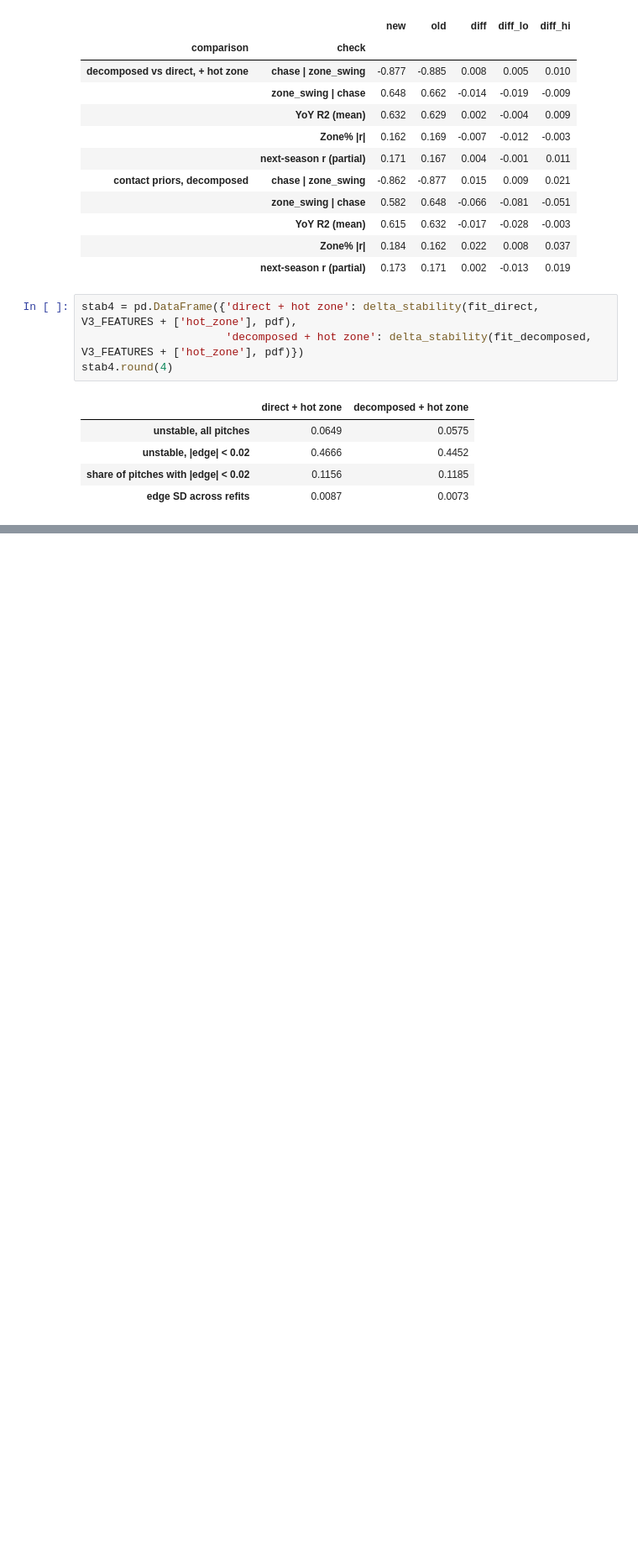
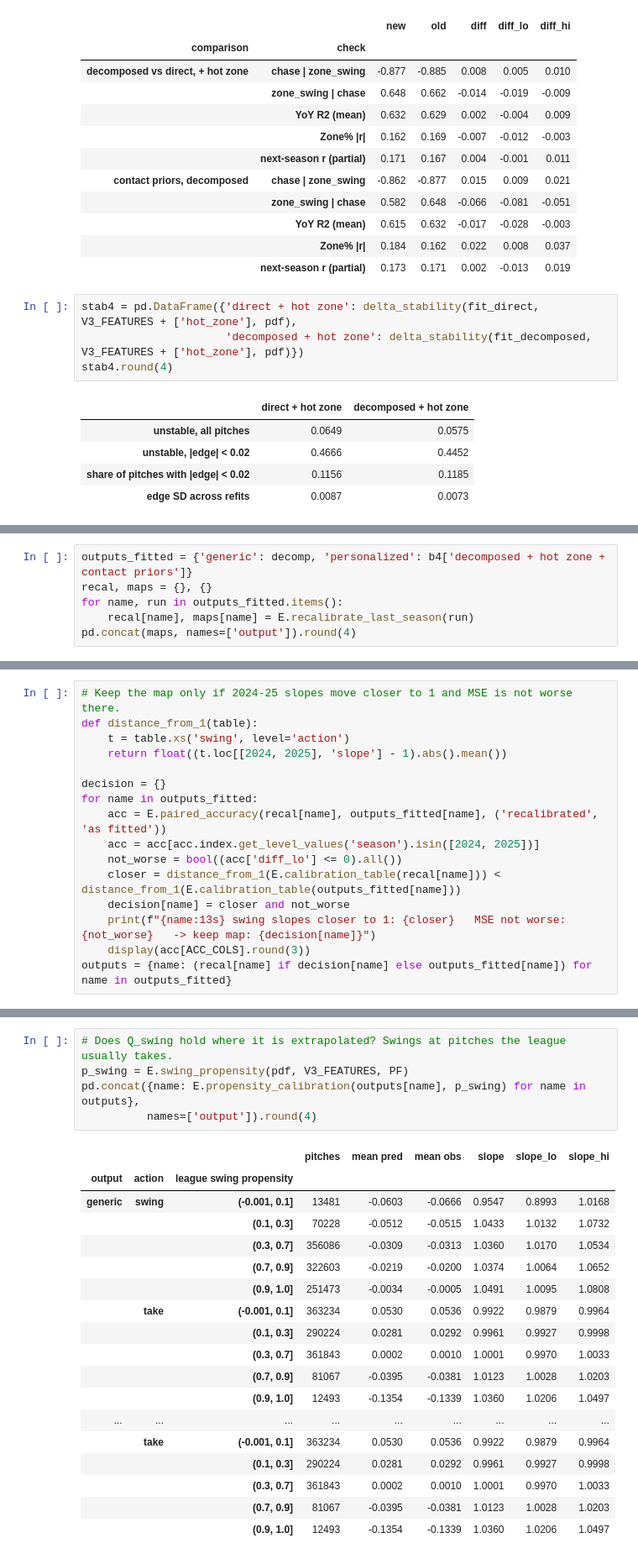
Before and after one commit to Jack1021ohoh/batter_decision_value, a Jupyter notebook: notebooks/v4_decomposition.ipynb, the cells around one changed output, grey strips where cells are left out. Shown at 84% size. Cells and saved outputs as stored; diff of their text form; blank space fills up the shorter version.

```diff
--- a/notebooks/v4_decomposition.ipynb
+++ b/notebooks/v4_decomposition.ipynb
@@ -429,0 +400,6 @@ bench[SHOW]
+# %%
+outputs_fitted = {'generic': decomp, 'personalized': b4['decomposed + hot zone + contact priors']}
+recal, maps = {}, {}
+for name, run in outputs_fitted.items():
+    recal[name], maps[name] = E.recalibrate_last_season(run)
+pd.concat(maps, names=['output']).round(4)
@@ -429,0 +442,16 @@ bench[SHOW]
+# %%
+# Keep the map only if 2024-25 slopes move closer to 1 and MSE is not worse there.
+def distance_from_1(table):
+    t = table.xs('swing', level='action')
+    return float((t.loc[[2024, 2025], 'slope'] - 1).abs().mean())
+
+decision = {}
+for name in outputs_fitted:
+    acc = E.paired_accuracy(recal[name], outputs_fitted[name], ('recalibrated', 'as fitted'))
+    acc = acc[acc.index.get_level_values('season').isin([2024, 2025])]
+    not_worse = bool((acc['diff_lo'] <= 0).all())
+    closer = distance_from_1(E.calibration_table(recal[name])) < distance_from_1(E.calibration_table(outputs_fitted[name]))
+    decision[name] = closer and not_worse
+    print(f"{name:13s} swing slopes closer to 1: {closer}   MSE not worse: {not_worse}   -> keep map: {decision[name]}")
+    display(acc[ACC_COLS].round(3))
+outputs = {name: (recal[name] if decision[name] else outputs_fitted[name]) for name in outputs_fitted}
@@ -429,0 +481,24 @@ bench[SHOW]
+# %%
+# Does Q_swing hold where it is extrapolated? Swings at pitches the league usually takes.
+p_swing = E.swing_propensity(pdf, V3_FEATURES, PF)
+pd.concat({name: E.propensity_calibration(outputs[name], p_swing) for name in outputs},
+          names=['output']).round(4)
+# %% [output]
+|  |  |  | pitches | mean pred | mean obs | slope | slope_lo | slope_hi |
+| output | action | league swing propensity |  |  |  |  |  |  |
+| generic | swing | (-0.001, 0.1] | 13481 | -0.0603 | -0.0666 | 0.9547 | 0.8993 | 1.0168 |
+|  |  | (0.1, 0.3] | 70228 | -0.0512 | -0.0515 | 1.0433 | 1.0132 | 1.0732 |
+|  |  | (0.3, 0.7] | 356086 | -0.0309 | -0.0313 | 1.0360 | 1.0170 | 1.0534 |
+|  |  | (0.7, 0.9] | 322603 | -0.0219 | -0.0200 | 1.0374 | 1.0064 | 1.0652 |
+|  |  | (0.9, 1.0] | 251473 | -0.0034 | -0.0005 | 1.0491 | 1.0095 | 1.0808 |
+|  | take | (-0.001, 0.1] | 363234 | 0.0530 | 0.0536 | 0.9922 | 0.9879 | 0.9964 |
+|  |  | (0.1, 0.3] | 290224 | 0.0281 | 0.0292 | 0.9961 | 0.9927 | 0.9998 |
+|  |  | (0.3, 0.7] | 361843 | 0.0002 | 0.0010 | 1.0001 | 0.9970 | 1.0033 |
+|  |  | (0.7, 0.9] | 81067 | -0.0395 | -0.0381 | 1.0123 | 1.0028 | 1.0203 |
+|  |  | (0.9, 1.0] | 12493 | -0.1354 | -0.1339 | 1.0360 | 1.0206 | 1.0497 |
+| ... | ... | ... | ... | ... | ... | ... | ... | ... |
+|  | take | (-0.001, 0.1] | 363234 | 0.0530 | 0.0536 | 0.9922 | 0.9879 | 0.9964 |
+|  |  | (0.1, 0.3] | 290224 | 0.0281 | 0.0292 | 0.9961 | 0.9927 | 0.9998 |
+|  |  | (0.3, 0.7] | 361843 | 0.0002 | 0.0010 | 1.0001 | 0.9970 | 1.0033 |
+|  |  | (0.7, 0.9] | 81067 | -0.0395 | -0.0381 | 1.0123 | 1.0028 | 1.0203 |
+|  |  | (0.9, 1.0] | 12493 | -0.1354 | -0.1339 | 1.0360 | 1.0206 | 1.0497 |
```
Also changed, not shown: parts of 13 cells of this notebook, 1 other file.
